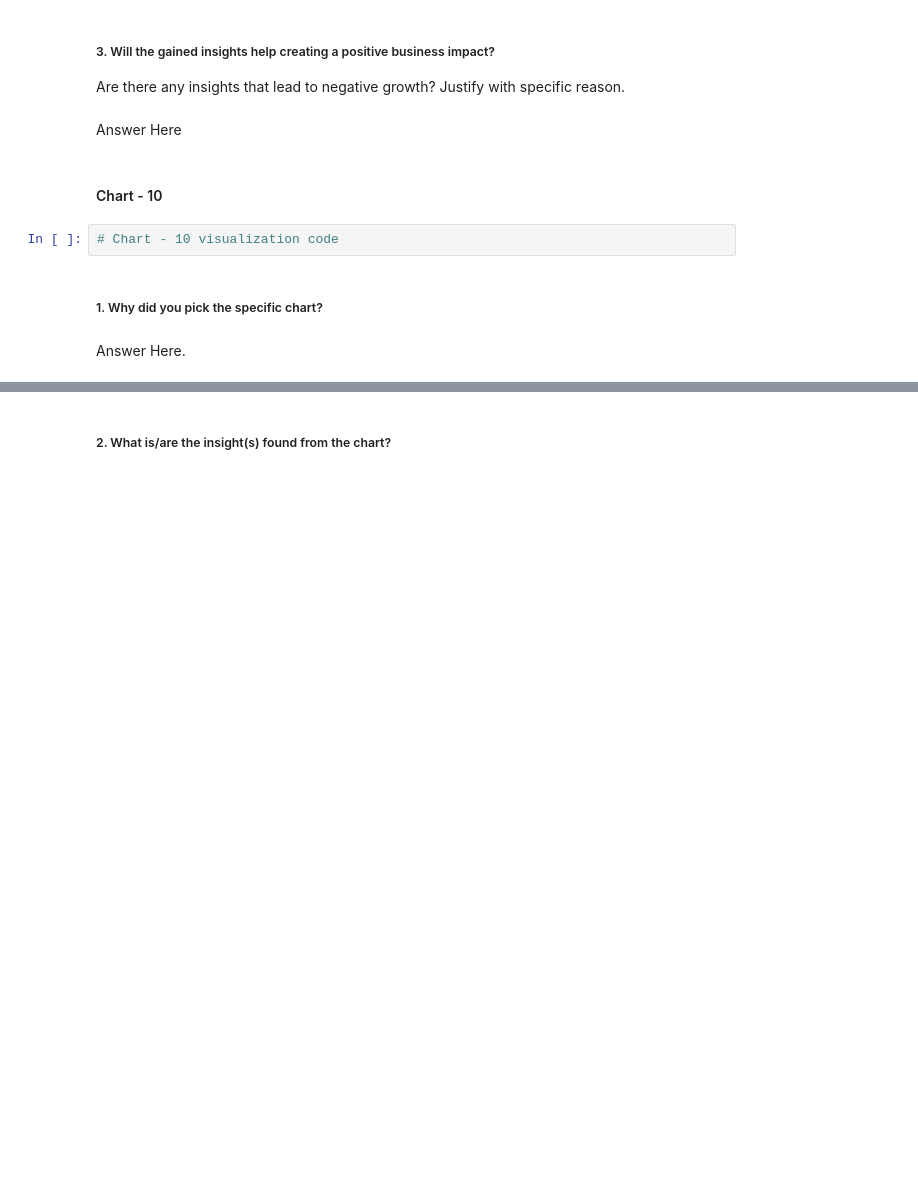
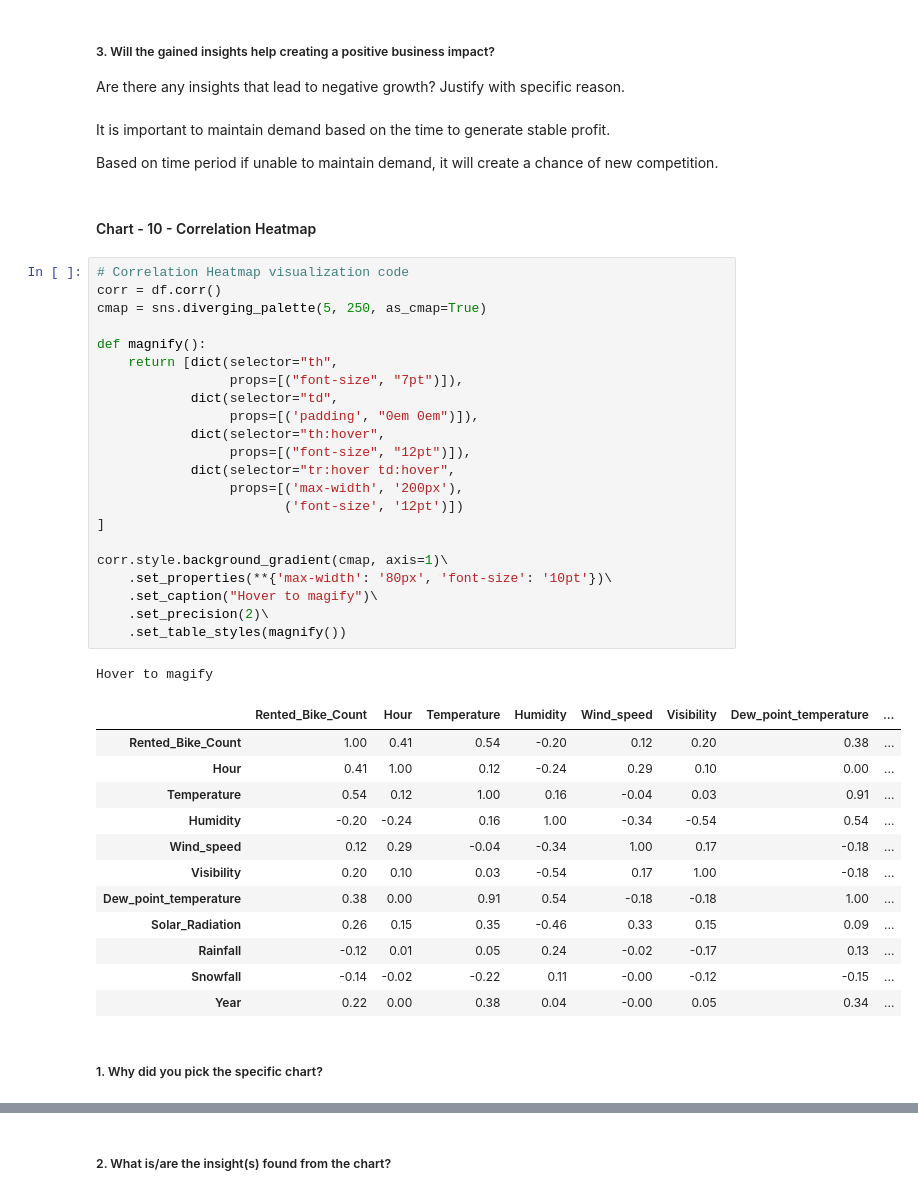
Before and after one commit to abhinav4201/Regression-Bike-Sharing-Demand-Prediction, a Jupyter notebook: Supervised_Regression_Bike_Demand_Prediction_Capstone_2.ipynb, the cells around one changed output, grey strips where cells are left out. Saved outputs shown, nothing was run; the diff lists cells and outputs as text; blank space fills up the shorter version.

```diff
--- a/Supervised_Regression_Bike_Demand_Prediction_Capstone_2.ipynb
+++ b/Supervised_Regression_Bike_Demand_Prediction_Capstone_2.ipynb
@@ -940,13 +952,47 @@ Answer Here
 # %% [markdown]
 ##### 3. Will the gained insights help creating a positive business impact?
 Are there any insights that lead to negative growth? Justify with specific reason.
-# %% [markdown]
-Answer Here
+# %% [markdown]
+It is important to maintain demand based on the time to generate stable profit.
+
+Based on time period if unable to maintain demand, it will create a chance of new competition.
 # %% [markdown]
-#### Chart - 10
+#### Chart - 10 - Correlation Heatmap
-# %%
-# Chart - 10 visualization code
+# %%
+# Correlation Heatmap visualization code
+corr = df.corr()
+cmap = sns.diverging_palette(5, 250, as_cmap=True)
+
+def magnify():
+    return [dict(selector="th",
+                 props=[("font-size", "7pt")]),
+            dict(selector="td",
+                 props=[('padding', "0em 0em")]),
+            dict(selector="th:hover",
+                 props=[("font-size", "12pt")]),
+            dict(selector="tr:hover td:hover",
+                 props=[('max-width', '200px'),
+                        ('font-size', '12pt')])
+]
+
+corr.style.background_gradient(cmap, axis=1)\
+    .set_properties(**{'max-width': '80px', 'font-size': '10pt'})\
+    .set_caption("Hover to magify")\
+    .set_precision(2)\
+    .set_table_styles(magnify())
+# %% [output]
+Hover to magify
+|  | Rented_Bike_Count | Hour | Temperature | Humidity | Wind_speed | Visibility | Dew_point_temperature | ... |
+| Rented_Bike_Count | 1.00 | 0.41 | 0.54 | -0.20 | 0.12 | 0.20 | 0.38 | ... |
+| Hour | 0.41 | 1.00 | 0.12 | -0.24 | 0.29 | 0.10 | 0.00 | ... |
+| Temperature | 0.54 | 0.12 | 1.00 | 0.16 | -0.04 | 0.03 | 0.91 | ... |
+| Humidity | -0.20 | -0.24 | 0.16 | 1.00 | -0.34 | -0.54 | 0.54 | ... |
+| Wind_speed | 0.12 | 0.29 | -0.04 | -0.34 | 1.00 | 0.17 | -0.18 | ... |
+| Visibility | 0.20 | 0.10 | 0.03 | -0.54 | 0.17 | 1.00 | -0.18 | ... |
+| Dew_point_temperature | 0.38 | 0.00 | 0.91 | 0.54 | -0.18 | -0.18 | 1.00 | ... |
+| Solar_Radiation | 0.26 | 0.15 | 0.35 | -0.46 | 0.33 | 0.15 | 0.09 | ... |
+| Rainfall | -0.12 | 0.01 | 0.05 | 0.24 | -0.02 | -0.17 | 0.13 | ... |
+| Snowfall | -0.14 | -0.02 | -0.22 | 0.11 | -0.00 | -0.12 | -0.15 | ... |
+| Year | 0.22 | 0.00 | 0.38 | 0.04 | -0.00 | 0.05 | 0.34 | ... |
 # %% [markdown]
 ##### 1. Why did you pick the specific chart?
-# %% [markdown]
-Answer Here.
```
Also changed, not shown: parts of 54 cells of this notebook.
